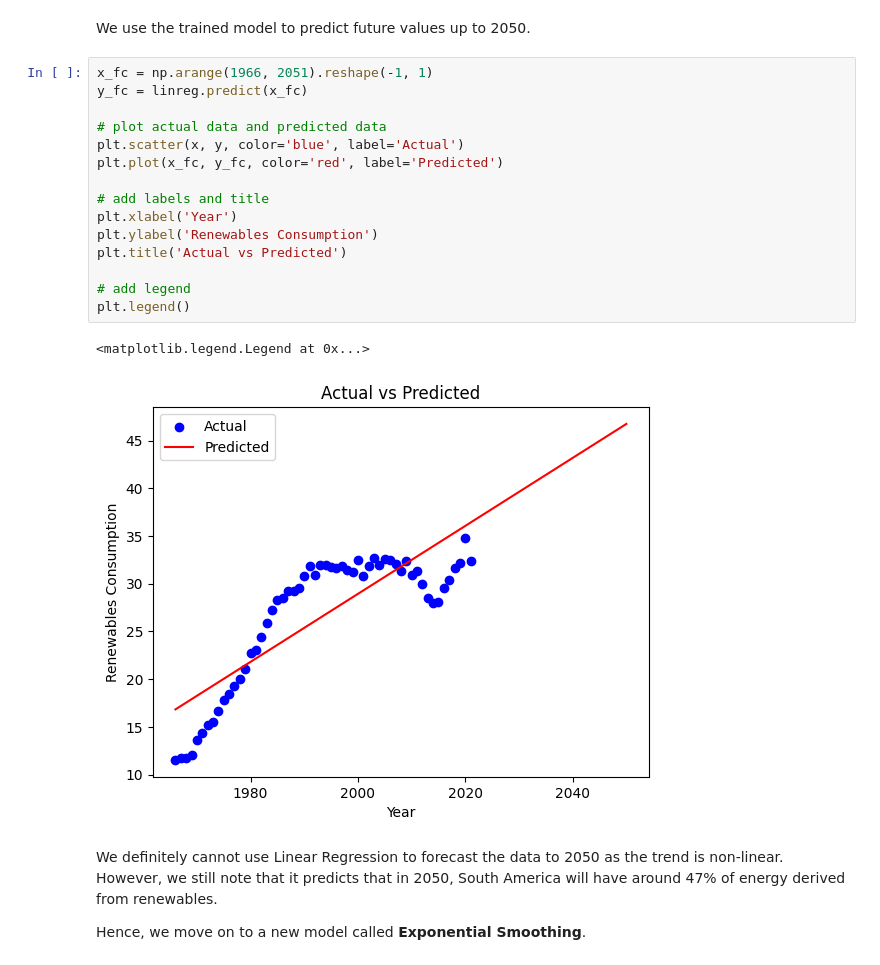
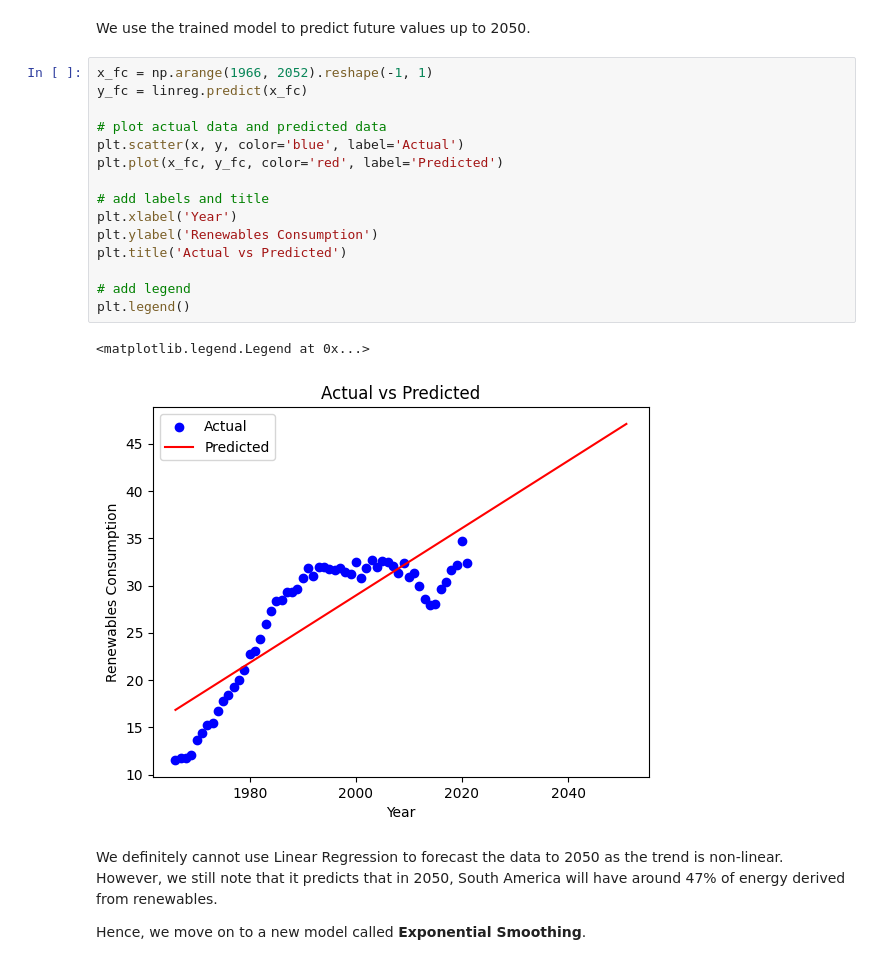
Before and after one commit to boon-keng/mini-project, a Jupyter notebook: DataCleaning.ipynb, the cells around one changed output. Saved outputs shown, nothing was run; the diff lists cells and outputs as text.

```diff
--- a/DataCleaning.ipynb
+++ b/DataCleaning.ipynb
@@ -234,23 +234,23 @@ R-squared: 0.6946607418909935
 # %% [markdown]
 We use the trained model to predict future values up to 2050.
 # %%
-x_fc = np.arange(1966, 2051).reshape(-1, 1)
+x_fc = np.arange(1966, 2052).reshape(-1, 1)
 y_fc = linreg.predict(x_fc)
 
 # plot actual data and predicted data
 plt.scatter(x, y, color='blue', label='Actual')
 plt.plot(x_fc, y_fc, color='red', label='Predicted')
 
 # add labels and title
 plt.xlabel('Year')
 plt.ylabel('Renewables Consumption')
 plt.title('Actual vs Predicted')
 
 # add legend
 plt.legend()
 # %% [output]
 <matplotlib.legend.Legend at 0x...>
-[figure, old version]
+[figure, new version]
 # %% [markdown]
 We definitely cannot use Linear Regression to forecast the data to 2050 as the trend is non-linear. However, we still note that it predicts that in 2050, South America will have around 47% of energy derived from renewables.
 
```
Also changed, not shown: parts of 6 cells of this notebook.
